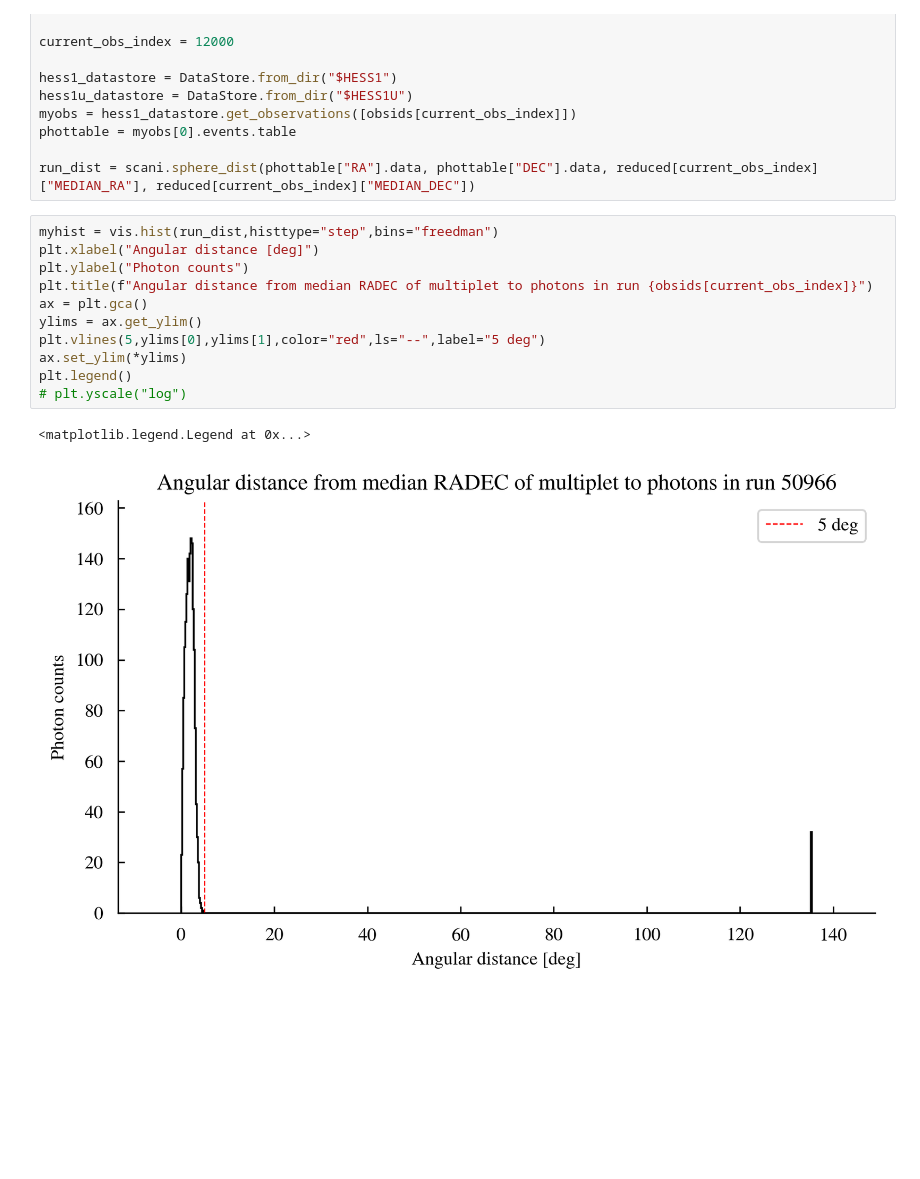
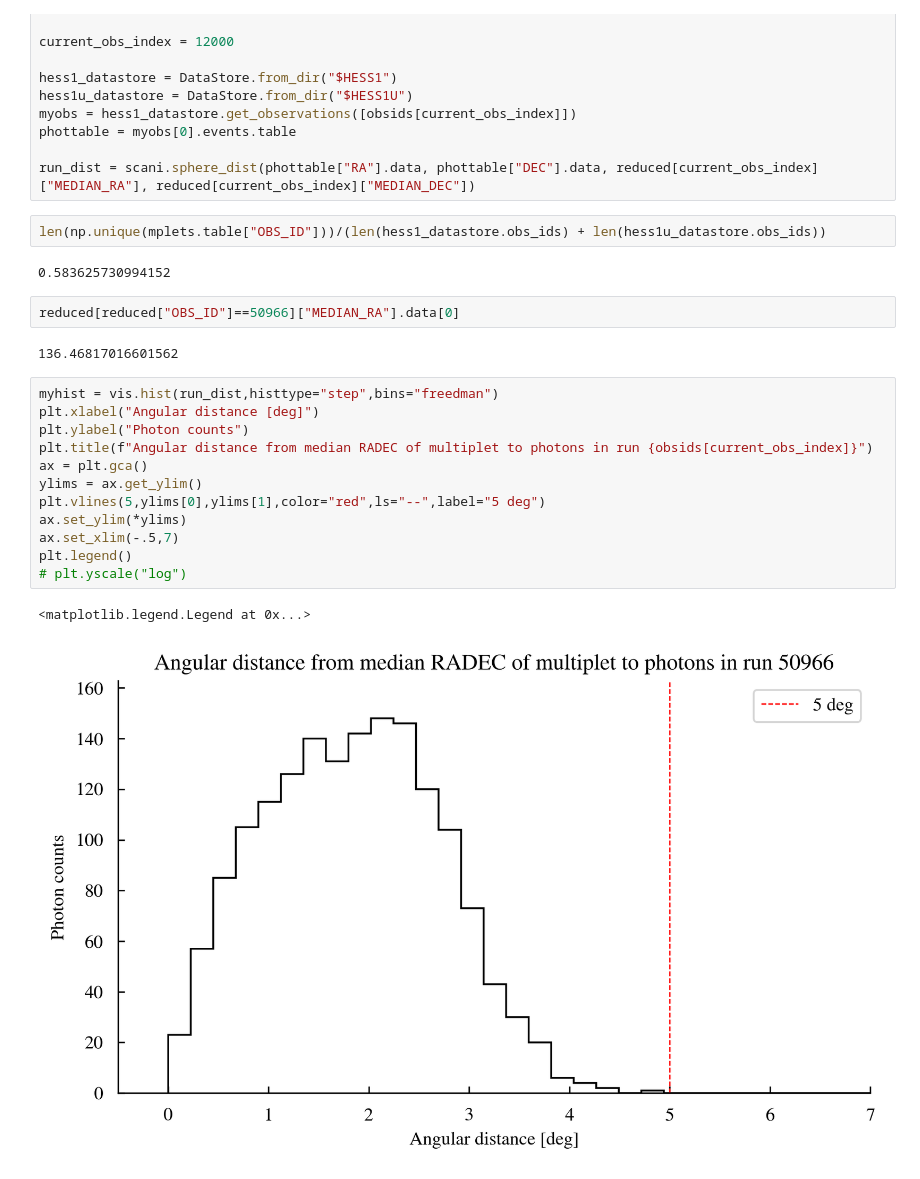
Before and after one commit to annanayjaitly/gamma_transients, a Jupyter notebook: testing/passthrough1.ipynb, the cells around one changed output. Drawn from its saved outputs; the diff is of its cells as text; blank space fills up the shorter version.

```diff
--- a/testing/passthrough1.ipynb
+++ b/testing/passthrough1.ipynb
@@ -43,17 +43,26 @@ myobs = hess1_datastore.get_observations([obsids[current_obs_index]])
 phottable = myobs[0].events.table
 
 run_dist = scani.sphere_dist(phottable["RA"].data, phottable["DEC"].data, reduced[current_obs_index]["MEDIAN_RA"], reduced[current_obs_index]["MEDIAN_DEC"])
+# %%
+len(np.unique(mplets.table["OBS_ID"]))/(len(hess1_datastore.obs_ids) + len(hess1u_datastore.obs_ids))
+# %% [output]
+0.583625730994152
+# %%
+reduced[reduced["OBS_ID"]==50966]["MEDIAN_RA"].data[0]
+# %% [output]
+136.46817016601562
 # %%
 myhist = vis.hist(run_dist,histtype="step",bins="freedman")
 plt.xlabel("Angular distance [deg]")
 plt.ylabel("Photon counts")
 plt.title(f"Angular distance from median RADEC of multiplet to photons in run {obsids[current_obs_index]}")
 ax = plt.gca()
 ylims = ax.get_ylim()
 plt.vlines(5,ylims[0],ylims[1],color="red",ls="--",label="5 deg")
 ax.set_ylim(*ylims)
+ax.set_xlim(-.5,7)
 plt.legend()
 # plt.yscale("log")
 # %% [output]
 <matplotlib.legend.Legend at 0x...>
-[figure, old version]
+[figure, new version]
```
Also changed, not shown: parts of 5 cells of this notebook, 2 other files.
